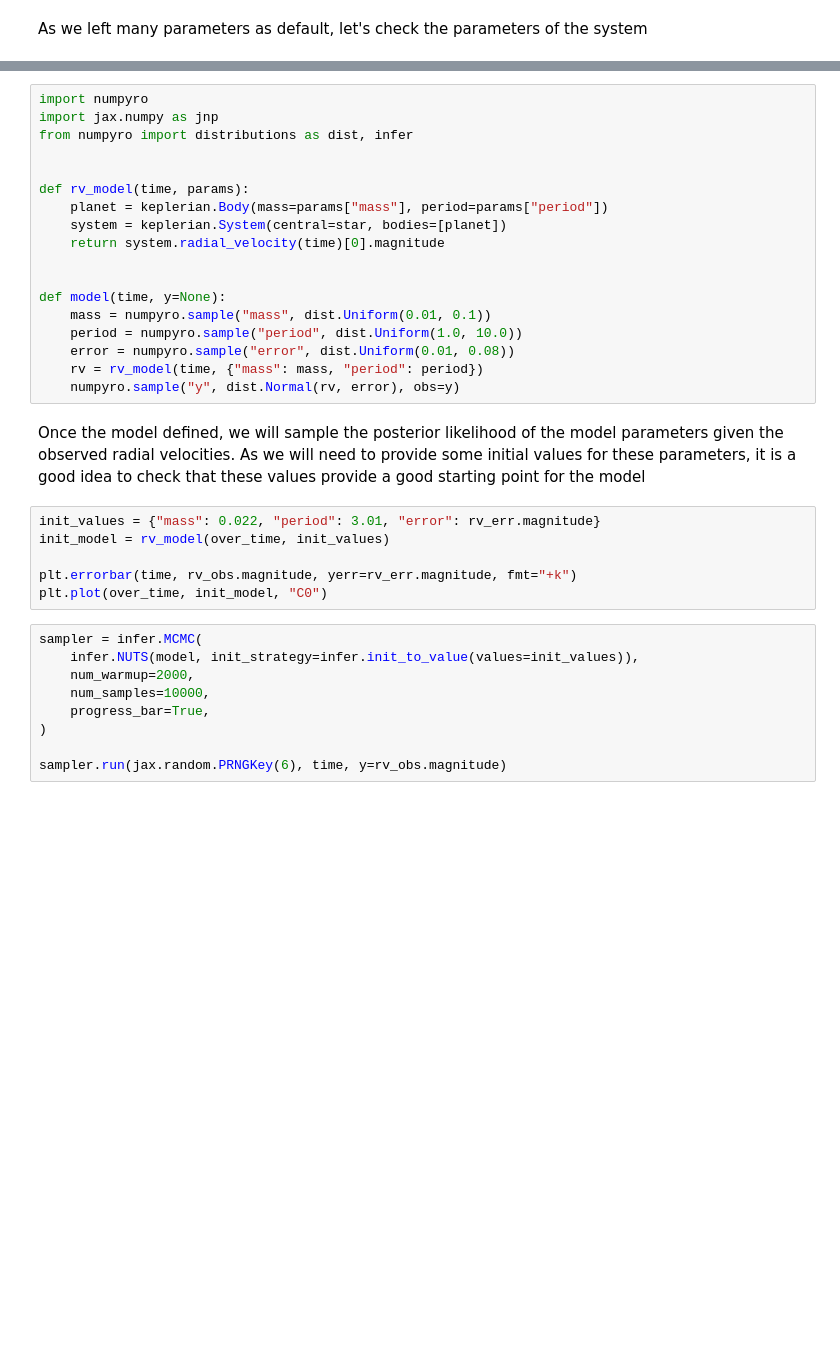
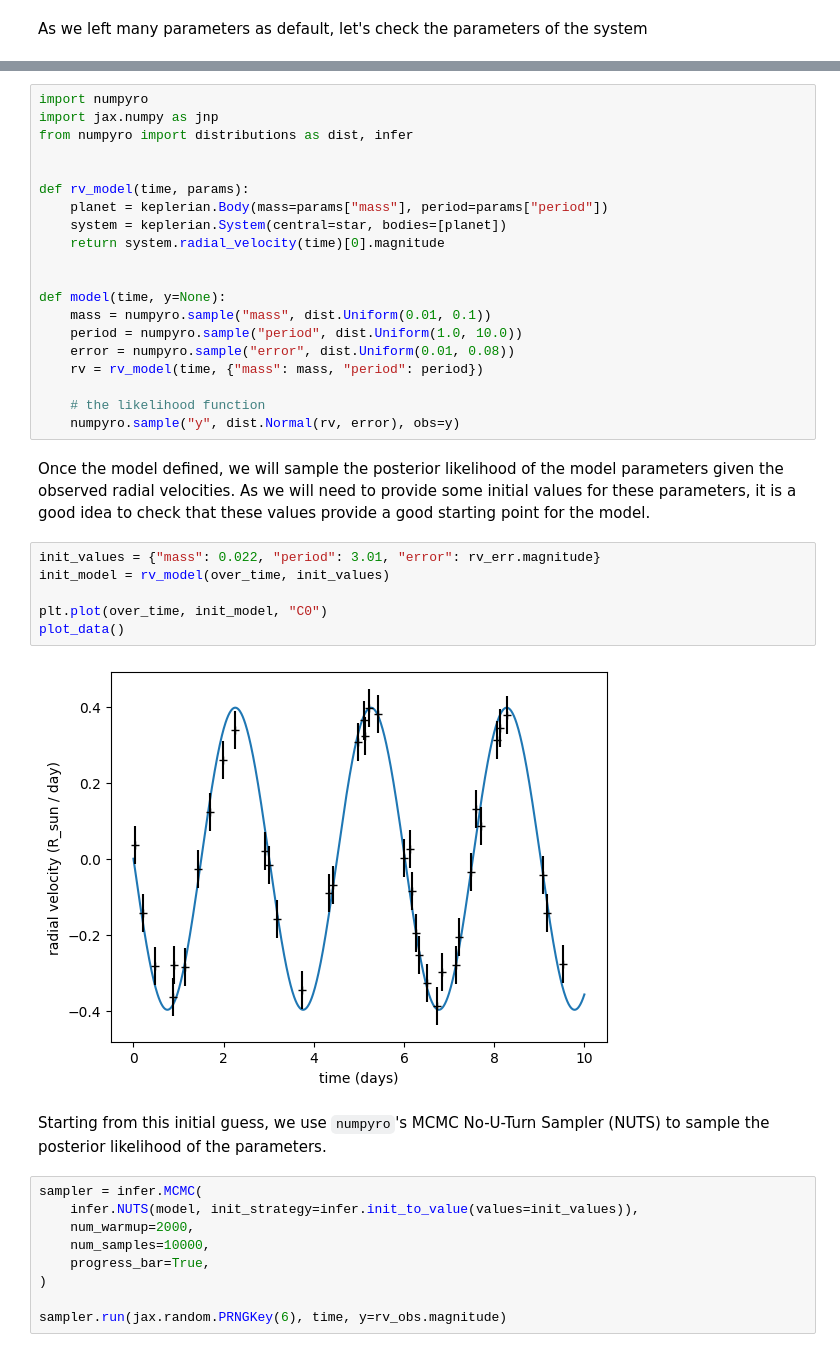
Before and after one commit to exoplanet-dev/jaxoplanet, a Jupyter notebook: docs/tutorials/rv.ipynb, the cells around one changed output, grey strips where cells are left out. Saved outputs shown, nothing was run; the diff lists cells and outputs as text; blank space fills up the shorter version.

```diff
--- a/docs/tutorials/rv.ipynb
+++ b/docs/tutorials/rv.ipynb
@@ -56,15 +91,21 @@ def model(time, y=None):
     period = numpyro.sample("period", dist.Uniform(1.0, 10.0))
     error = numpyro.sample("error", dist.Uniform(0.01, 0.08))
     rv = rv_model(time, {"mass": mass, "period": period})
+
+    # the likelihood function
     numpyro.sample("y", dist.Normal(rv, error), obs=y)
 # %% [markdown]
-Once the model defined, we will sample the posterior likelihood of the model parameters given the observed radial velocities. As we will need to provide some initial values for these parameters, it is a good idea to check that these values provide a good starting point for the model
+Once the model defined, we will sample the posterior likelihood of the model parameters given the observed radial velocities. As we will need to provide some initial values for these parameters, it is a good idea to check that these values provide a good starting point for the model.
 # %%
 init_values = {"mass": 0.022, "period": 3.01, "error": rv_err.magnitude}
 init_model = rv_model(over_time, init_values)
 
-plt.errorbar(time, rv_obs.magnitude, yerr=rv_err.magnitude, fmt="+k")
 plt.plot(over_time, init_model, "C0")
+plot_data()
+# %% [output]
+[figure, added]
+# %% [markdown]
+Starting from this initial guess, we use `numpyro`'s MCMC No-U-Turn Sampler (NUTS) to sample the posterior likelihood of the parameters.
 # %%
 sampler = infer.MCMC(
     infer.NUTS(model, init_strategy=infer.init_to_value(values=init_values)),
```
Also changed, not shown: parts of 14 cells of this notebook.
